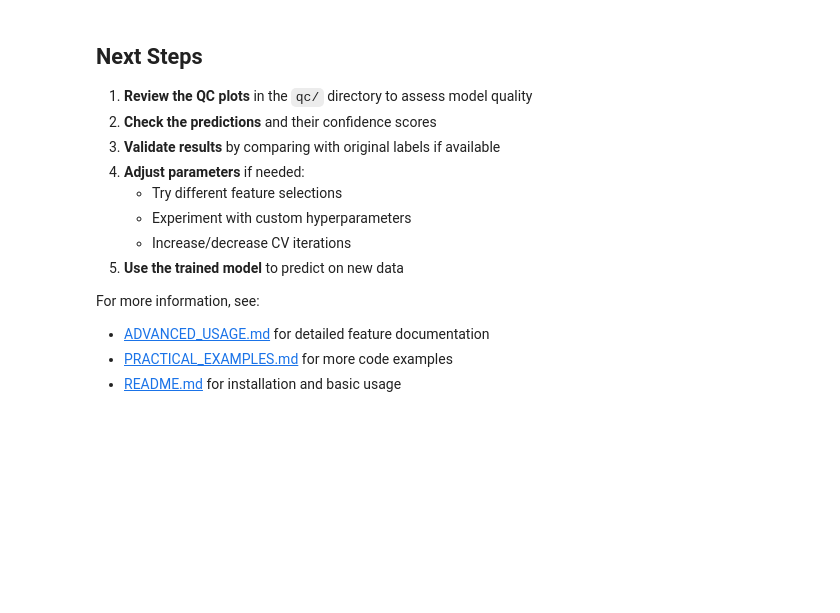
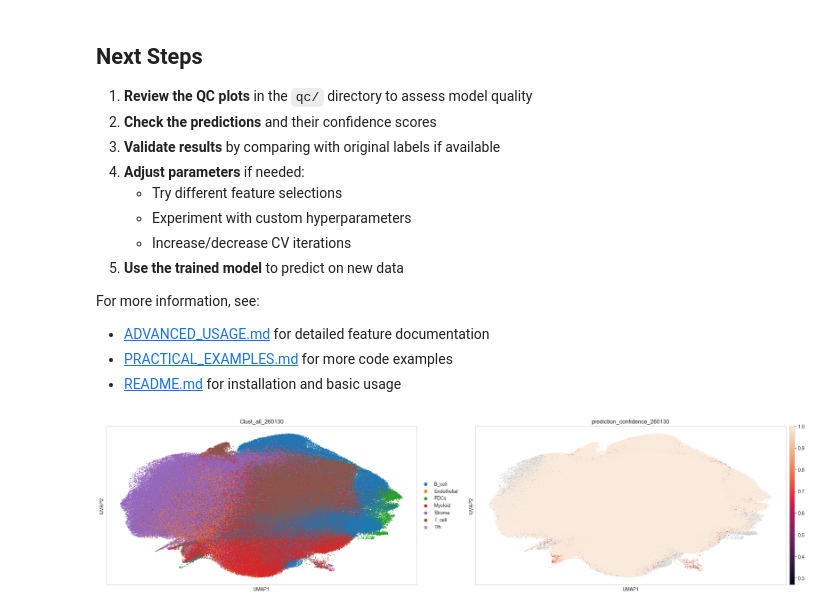
Before and after one commit to mdka00001/cytofPredictionModel, a Jupyter notebook: cytof_label_transfer_advanced_workflow.ipynb, the cells around one changed output. Drawn from its saved outputs; the diff is of its cells as text; code cells hidden in the pictures; blank space fills up the shorter version.

```diff
--- a/cytof_label_transfer_advanced_workflow.ipynb
+++ b/cytof_label_transfer_advanced_workflow.ipynb
@@ -115,12 +201,8 @@ if OBSM_KEY:
 # %%
 # Split data into training and target
 print(f'Splitting data...')
-adata_train, adata_target = split_timepoints(
-    adata,
-    time_col=TIMEPOINT_COL,
-    train_timepoints=TRAIN_TIMEPOINTS,
-    target_timepoint=TARGET_TIMEPOINT,
-)
+adata_train = adata_subset[adata_subset.obs["ROI_round_id"].isin(TRAIN_TIMEPOINTS)].copy()
+adata_target = adata_subset[adata_subset.obs["ROI_round_id"].isin(TARGET_TIMEPOINT)].copy()
 
 print(f'\n✓ Data split successfully')
 print(f'  Training set: {adata_train.n_obs} cells from timepoints {TRAIN_TIMEPOINTS}')
@@ -268,7 +444,7 @@ if selected_feature_indices is not None:
 # %%
 # Option 1: Use default hyperparameters
 USE_CUSTOM_HYPERPARAMS = False
-CUSTOM_HYPERPARAMS_FILE = 'custom_hyperparams.json'  # Path to JSON file
+CUSTOM_HYPERPARAMS_FILE = 'example_custom_hyperparams.json'  # Path to JSON file
 
 param_distributions = None
 
@@ -287,7 +465,7 @@ else:
 # Training configuration
 CV_FOLDS = 5
 CV_ITERATIONS = 30  # Number of random hyperparameter configurations to try
-USE_GPU = False     # Set to True if you have GPU and XGBoost GPU support
+USE_GPU = True     # Set to True if you have GPU and XGBoost GPU support
 
 print('='*60)
 print('STARTING MODEL TRAINING')
@@ -430,15 +715,15 @@ if y_proba is not None:
 print(f'Writing predictions to AnnData object...')
 
 # Initialize columns
-adata.obs['celltype_predicted'] = pd.Series(index=adata.obs_names, dtype='object')
-adata.obs['prediction_confidence'] = pd.Series(index=adata.obs_names, dtype='float')
+adata.obs['Clust_all_260130'] = pd.Series(index=adata.obs_names, dtype='object')
+adata.obs['prediction_confidence_260130'] = pd.Series(index=adata.obs_names, dtype='float')
 
 # Fill in predictions for target cells
-adata.obs.loc[adata_target.obs_names, 'celltype_predicted'] = y_pred
+adata.obs.loc[adata_target.obs_names, 'Clust_all_260130'] = y_pred
 
 if y_proba is not None:
-    adata.obs.loc[adata_target.obs_names, 'prediction_confidence'] = max_confidence
+    adata.obs.loc[adata_target.obs_names, 'prediction_confidence_260130'] = max_confidence
 
 print(f'✓ Predictions added to adata.obs')
 print(f'\nColumns in adata.obs:')
-print(adata.obs[['celltype_predicted', 'prediction_confidence']].head(10))
+print(adata.obs[['Clust_all_260130', 'prediction_confidence_260130']].head(10))
@@ -517,3 +860,7 @@ For more information, see:
 - [ADVANCED_USAGE.md](ADVANCED_USAGE.md) for detailed feature documentation
 - [PRACTICAL_EXAMPLES.md](PRACTICAL_EXAMPLES.md) for more code examples
 - [README.md](README.md) for installation and basic usage
+# %%
+sc.pl.umap(adata, color=['Clust_all_260130', 'prediction_confidence_260130'], size=10)
+# %% [output]
+[figure, added]
```
Also changed, not shown: parts of 39 cells of this notebook, 5 other files.
